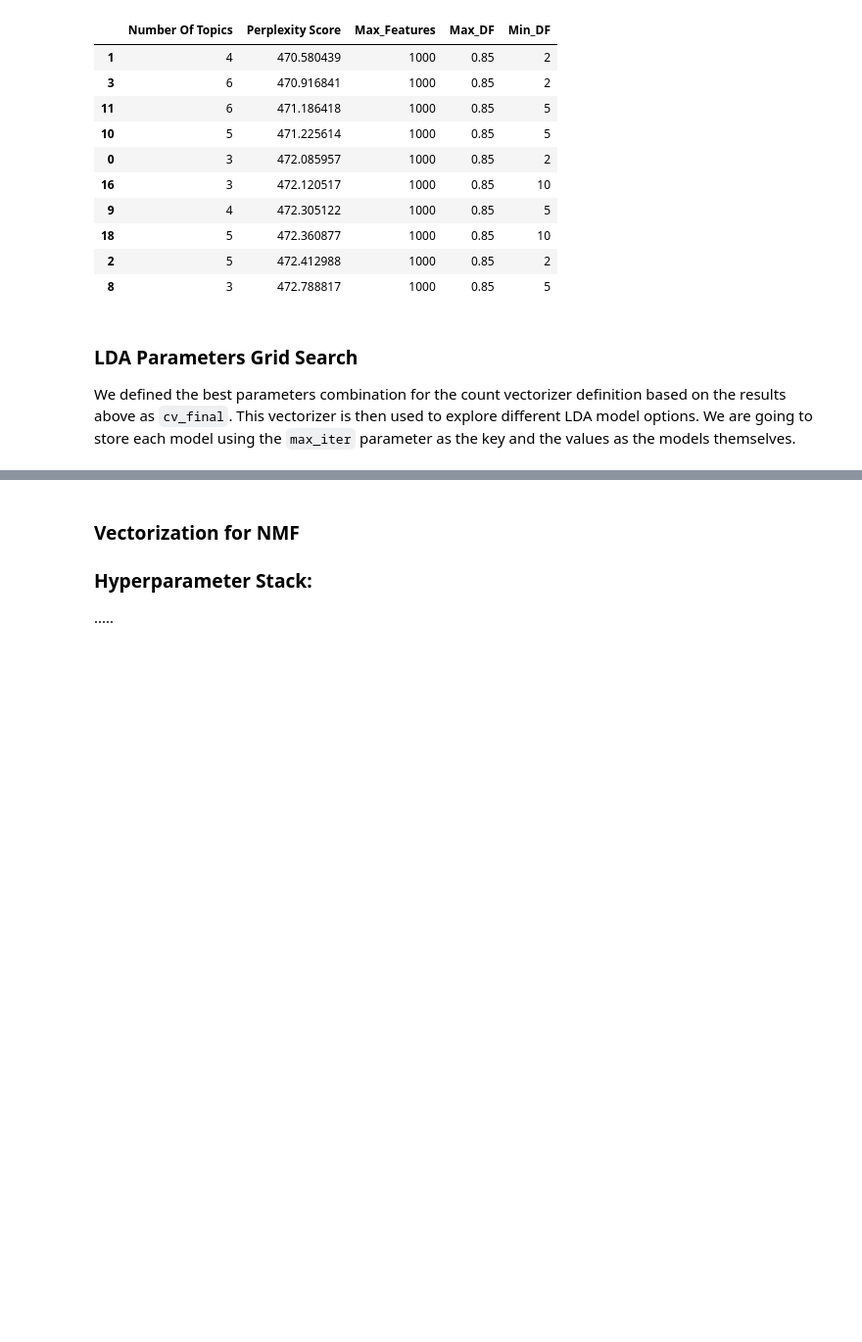
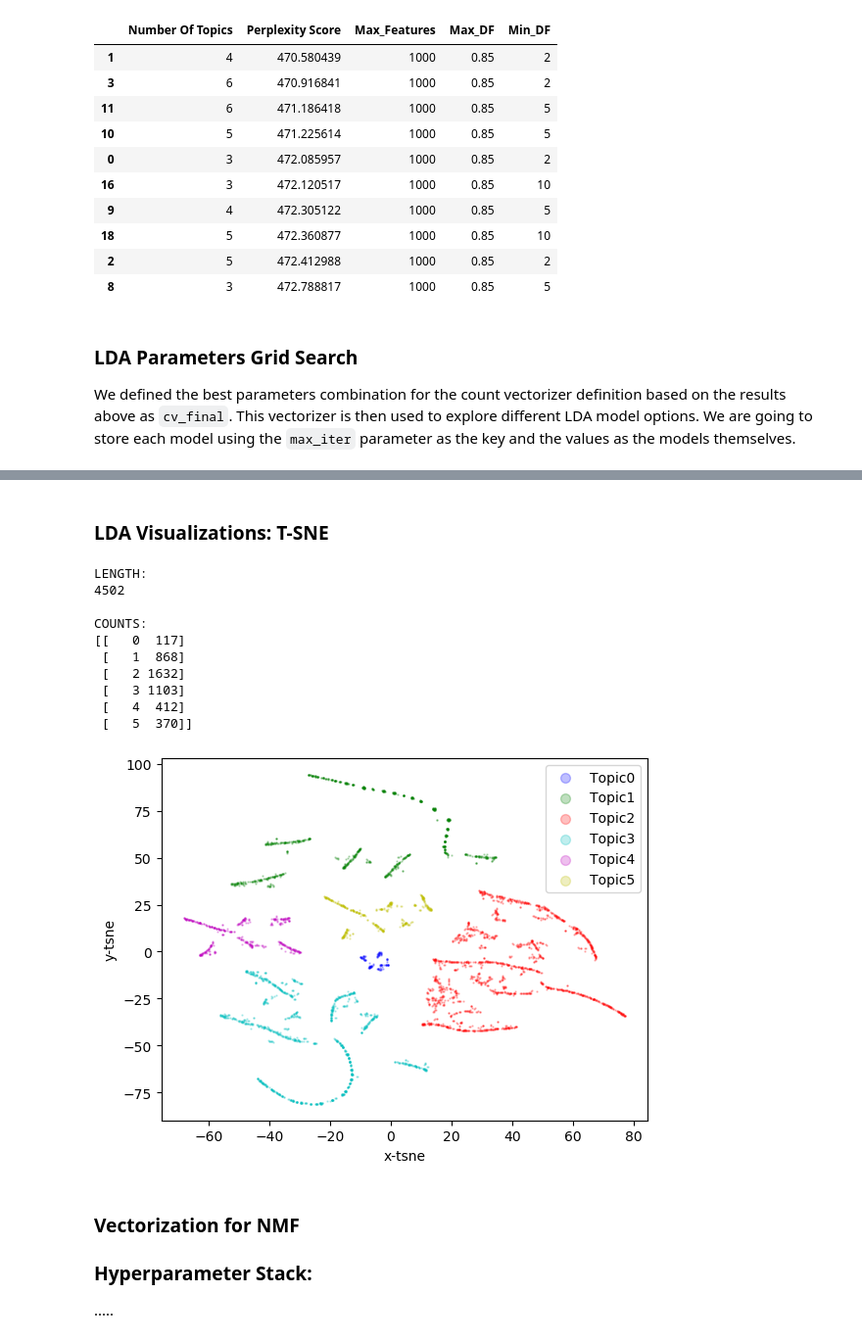
Before and after one commit to Hunteracademic/Unsupervised_assignment_1, a Jupyter notebook: FinalProject_Group04_AlexKravtsov_DanielCastiblanco_HunterWard.ipynb, the cells around one changed output, grey strips where cells are left out. Shown at 98% size. Cells and saved outputs as stored; diff of their text form; code cells hidden in the pictures; blank space fills up the shorter version.

Commit message:
adding visuals part

```diff
--- a/FinalProject_Group04_AlexKravtsov_DanielCastiblanco_HunterWard.ipynb
+++ b/FinalProject_Group04_AlexKravtsov_DanielCastiblanco_HunterWard.ipynb
@@ -474,0 +411,18 @@ Name: count, dtype: int64
+# %%
+import gc
+import pyLDAvis
+import pyLDAvis.sklearn as sklearn_lda
+
+best_lda = lda_models_arr[(50, 6)]
+#del lda_models_arr
+gc.collect()
+
+lda_plot = sklearn_lda.prepare(
+    best_lda,
+    dtm_cv_final,
+    cv_final,
+    R=10,
+    n_jobs=1,
+    lambda_step=0.1
+)
+pyLDAvis.display(lda_plot)
@@ -474,0 +438,2 @@ Name: count, dtype: int64
+# %% [markdown]
+### LDA Visualizations: T-SNE
@@ -475,3 +490,18 @@ Name: count, dtype: int64
+# %%
+lda_transform = best_lda.transform(dtm_cv_final)
+plot_tsne(data=lda_transform, threshold=0.75)
+# %% [output]
+LENGTH:
+4502
+
+COUNTS:
+[[   0  117]
+ [   1  868]
+ [   2 1632]
+ [   3 1103]
+ [   4  412]
+ [   5  370]]
+[figure, added]
 # %% [markdown]
 ### Vectorization for NMF
 ### Hyperparameter Stack:
```
Also changed, not shown: parts of 11 cells of this notebook.
